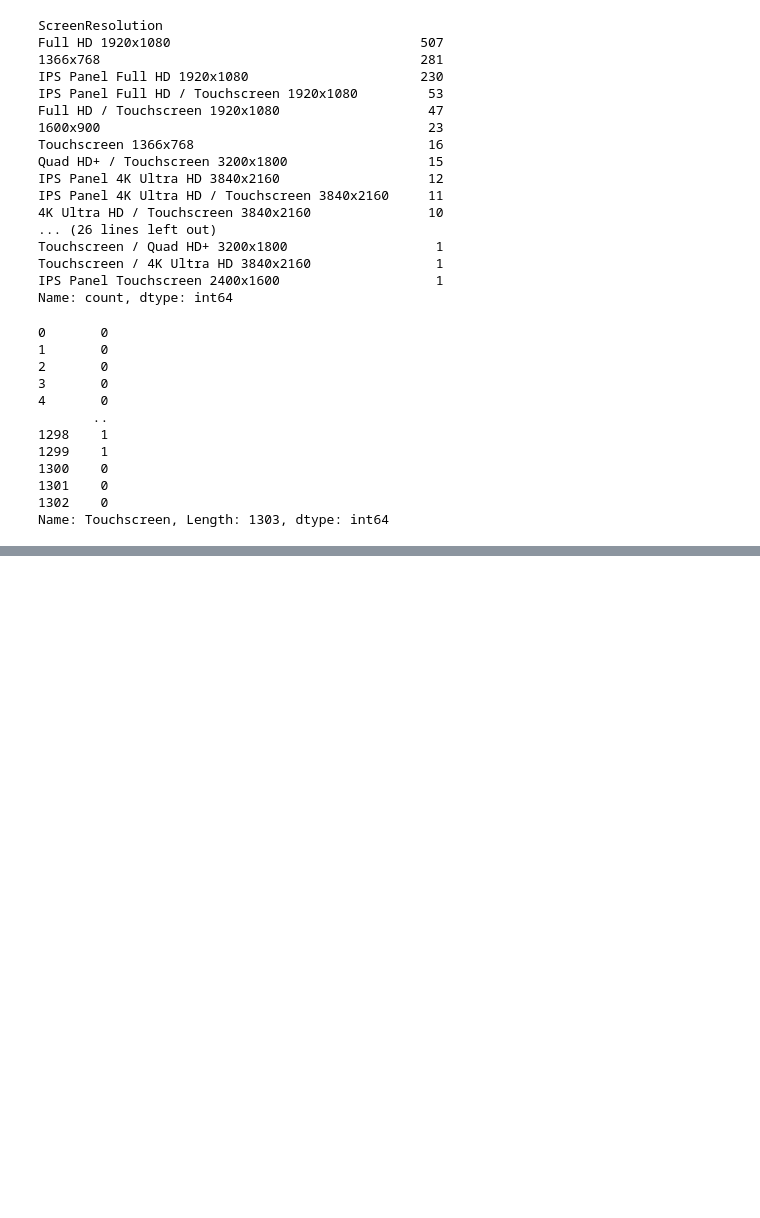
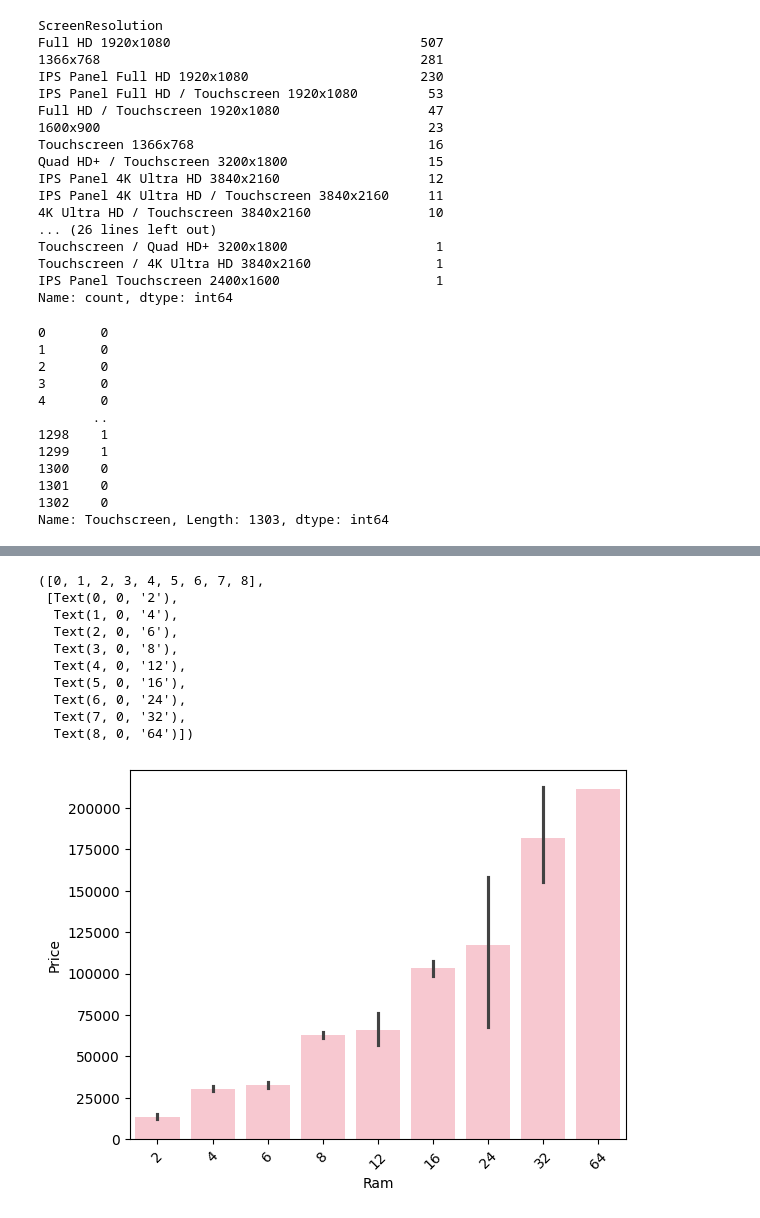
Before and after one commit to Neeraj-Fulpatiya/Laptop-Price-Predictor, a Jupyter notebook: laptop-price-predictor.ipynb, the cells around one changed output, grey strips where cells are left out. Cells and saved outputs as stored; diff of their text form; code cells hidden in the pictures; blank space fills up the shorter version.

```diff
--- a/laptop-price-predictor.ipynb
+++ b/laptop-price-predictor.ipynb
@@ -225,0 +300,15 @@ memory usage: 132.5+ KB
+# %%
+sns.barplot(x=df['Ram'],y=df['Price'],color='pink')
+plt.xticks(rotation=45)
+# %% [output]
+([0, 1, 2, 3, 4, 5, 6, 7, 8],
+ [Text(0, 0, '2'),
+  Text(1, 0, '4'),
+  Text(2, 0, '6'),
+  Text(3, 0, '8'),
+  Text(4, 0, '12'),
+  Text(5, 0, '16'),
+  Text(6, 0, '24'),
+  Text(7, 0, '32'),
+  Text(8, 0, '64')])
+[figure, added]
```
Also changed, not shown: parts of 38 cells of this notebook.
